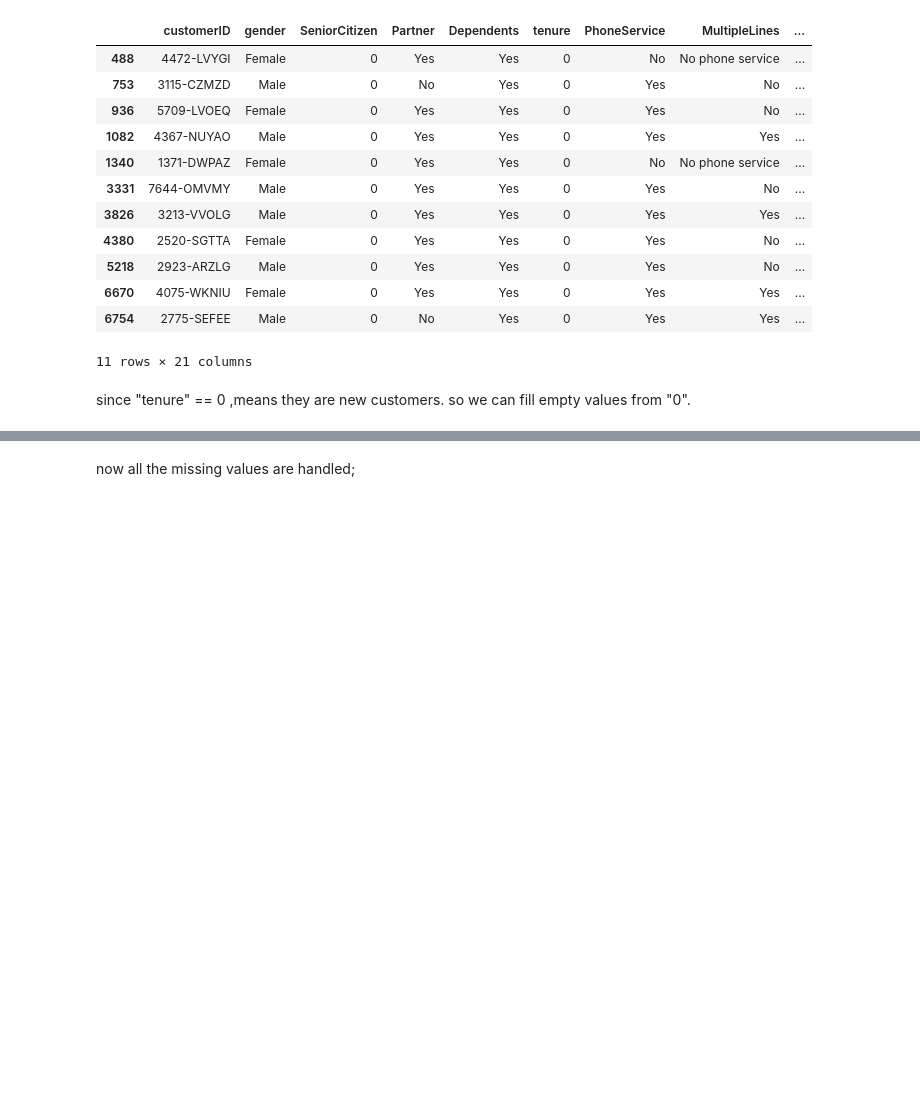
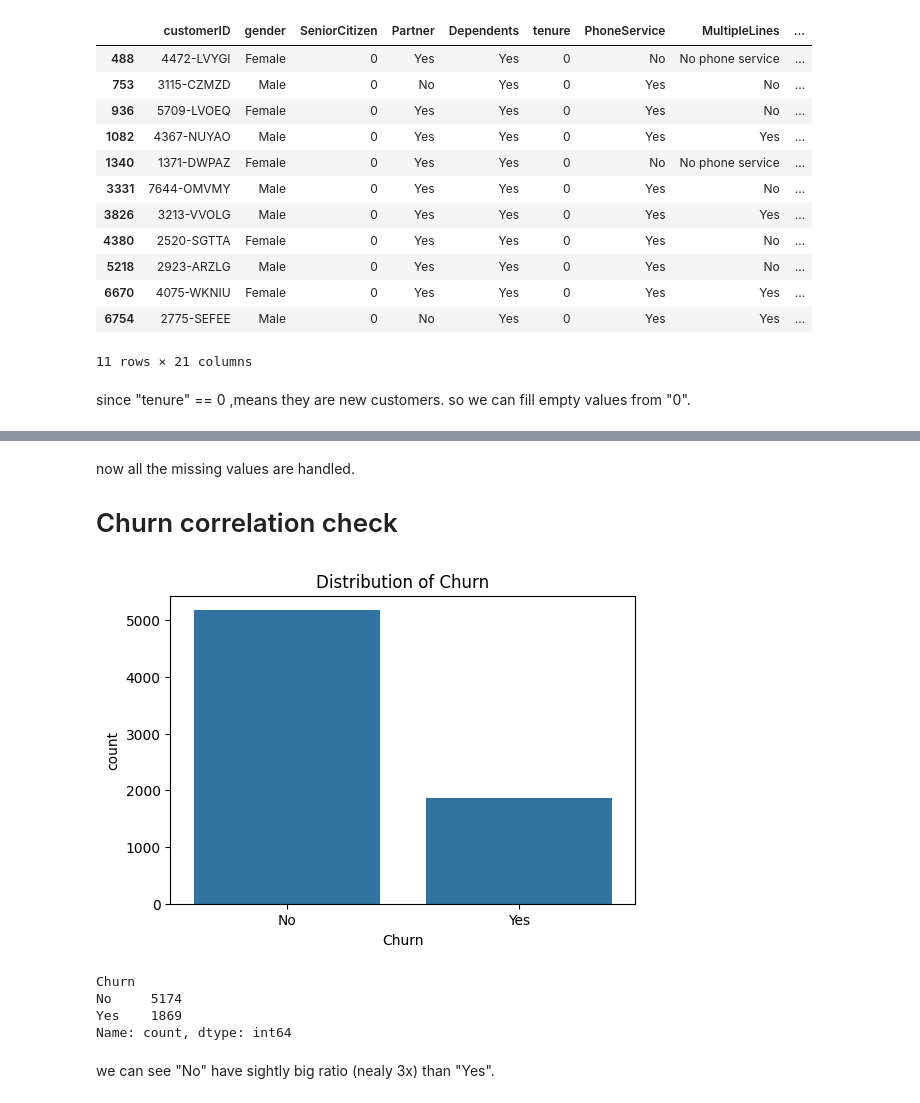
Before and after one commit to NisithaNimsara/Customer_Churn_Prediction-, a Jupyter notebook: EDA.ipynb, the cells around one changed output, grey strips where cells are left out. Cells and saved outputs as stored; diff of their text form; code cells hidden in the pictures; blank space fills up the shorter version.

Commit message:
churn checked

```diff
--- a/EDA.ipynb
+++ b/EDA.ipynb
@@ -137,3 +140,26 @@ Churn               0
 dtype: int64
 # %% [markdown]
-now all the missing values are handled;
+now all the missing values are handled.
+
+# Churn correlation check
+# %%
+df['Churn_binary'] = df['Churn'].map({'Yes': 1, 'No': 0})
+# %%
+plt.figure(figsize=(6, 4))
+sns.countplot(x='Churn', data=df)
+plt.title('Distribution of Churn')
+plt.show()
+# %% [output]
+[figure, added]
+# %%
+
+counts = df['Churn'].value_counts()
+imbalance_df = pd.concat([counts,])
+imbalance_df
+# %% [output]
+Churn
+No     5174
+Yes    1869
+Name: count, dtype: int64
+# %% [markdown]
+we can see "No" have sightly big ratio (nealy 3x) than "Yes".
```
Also changed, not shown: parts of 2 cells of this notebook.
